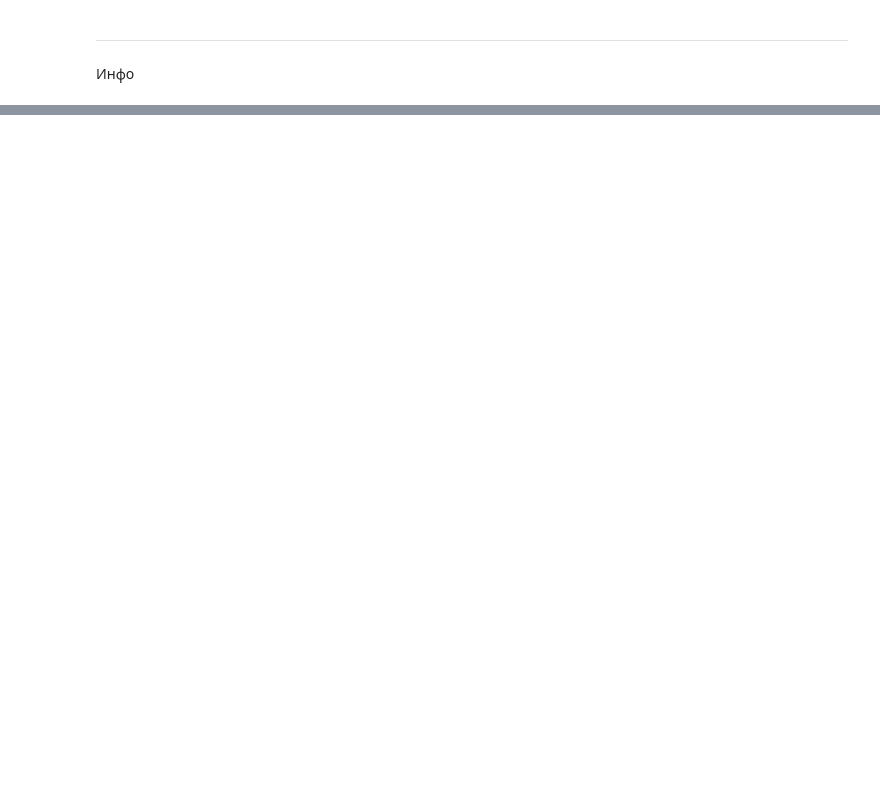
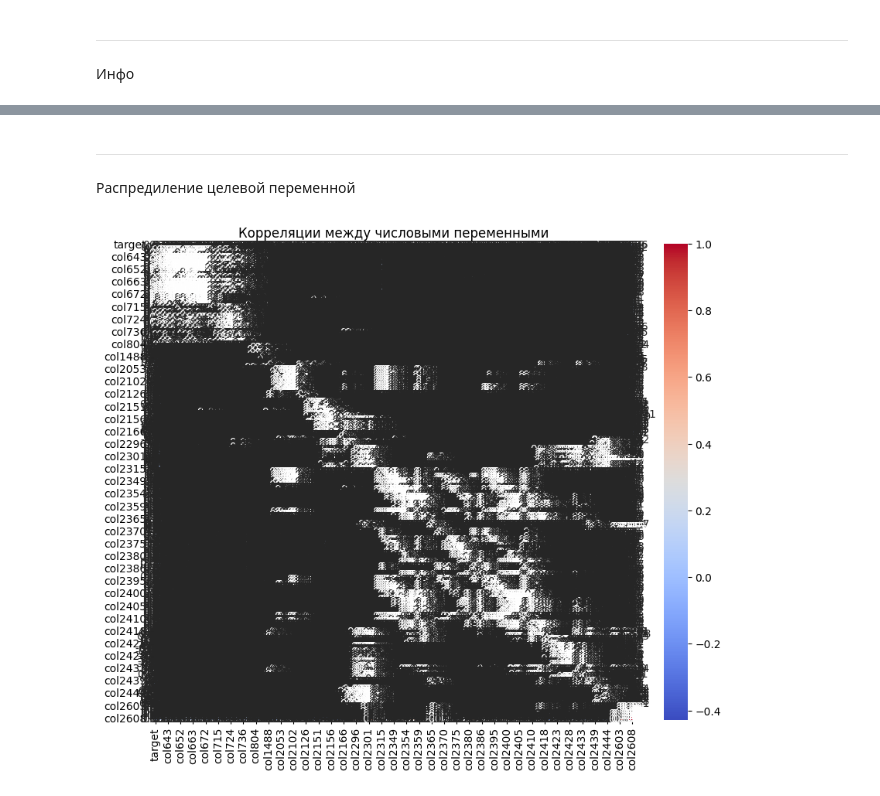
Before and after one commit to Dedushka-Lenin/Intensive_2, a Jupyter notebook: processing/analyzer.ipynb, the cells around one changed output, grey strips where cells are left out. Drawn from its saved outputs; the diff is of its cells as text; code cells hidden in the pictures; blank space fills up the shorter version.

```diff
--- a/processing/analyzer.ipynb
+++ b/processing/analyzer.ipynb
@@ -101,0 +51,23 @@ df.info()
+# %% [markdown]
+_____________________________________________________________________________________________________________________________________________________________________________________________
+
+Распредиление целевой переменной
+# %%
+import matplotlib.pyplot as plt
+import seaborn as sns
+import pandas as pd
+
+#############################################################################################################################################
+
+path_base = "train.csv"
+df = pd.read_csv(path_base)
+
+#############################################################################################################################################
+
+numeric_df = df.select_dtypes(include=['float64', 'int64', 'bool'])
+plt.figure(figsize=(10, 8))
+sns.heatmap(numeric_df.corr(), annot=True, cmap='coolwarm')
+plt.title('Корреляции между числовыми переменными')
+plt.show()
+# %% [output]
+[figure, added]
```
Also changed, not shown: parts of 11 cells of this notebook, 8 other files.
